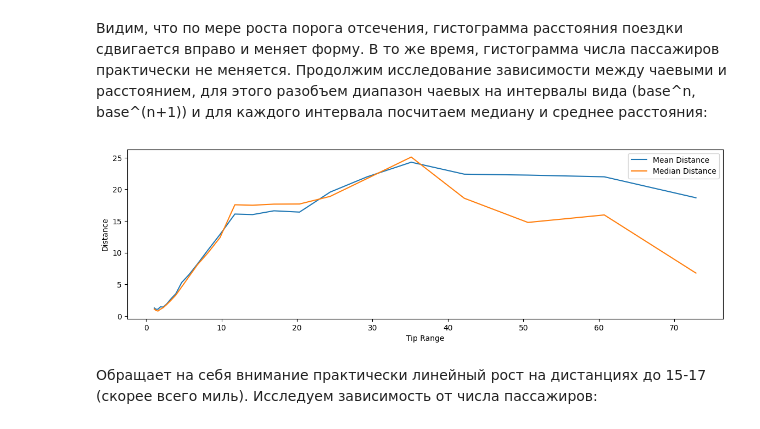
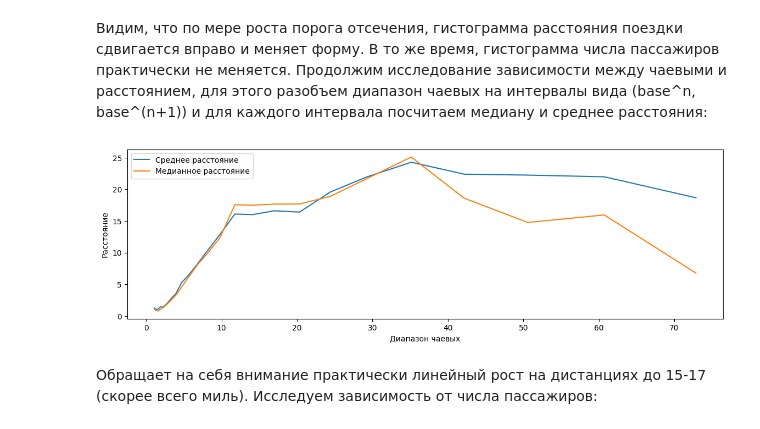
Before and after one commit to petr-larin/1t-final, a Jupyter notebook: tip_analysis/tip_analysis.ipynb, the cells around one changed output. Saved outputs shown, nothing was run; the diff lists cells and outputs as text; code cells hidden in the pictures.

```diff
--- a/tip_analysis/tip_analysis.ipynb
+++ b/tip_analysis/tip_analysis.ipynb
@@ -56,27 +56,27 @@ hist(df50, "Пассажиры с чаевыми > $50")
 # %%
 list_arg = []
 list_mean = []
 list_median = []
 base = 1.2
 rng = 24
 
 for n in range(rng):
     lower = base**n
     upper = base**(n + 1)
     dfn = df.trip_distance[lower < df.tip_amount][df.tip_amount <= upper]
     list_arg.append((lower + upper) / 2)
     list_mean.append(dfn.mean())
     list_median.append(dfn.median())
 
 plt.figure(figsize=(14, 4))
-plt.plot(list_arg, list_mean, label='Mean Distance')
-plt.plot(list_arg, list_median, label='Median Distance')
-plt.xlabel("Tip Range")
-plt.ylabel("Distance")
+plt.plot(list_arg, list_mean, label='Среднее расстояние')
+plt.plot(list_arg, list_median, label='Медианное расстояние')
+plt.xlabel("Диапазон чаевых")
+plt.ylabel("Расстояние")
 plt.legend()
 plt.show()
 # %% [output]
-[figure, old version]
+[figure, new version]
 # %% [markdown]
 Обращает на себя внимание практически линейный рост на дистанциях до 15-17 (скорее всего миль).
 Исследуем зависимость от числа пассажиров:
```
Also changed, not shown: parts of 2 cells of this notebook.
